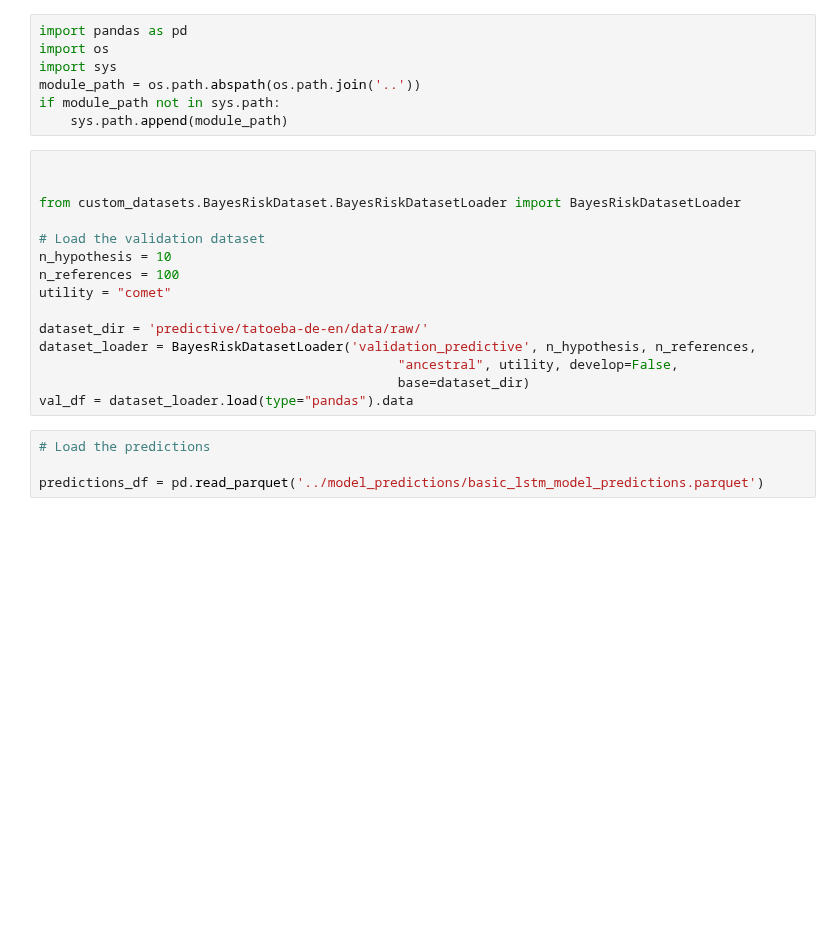
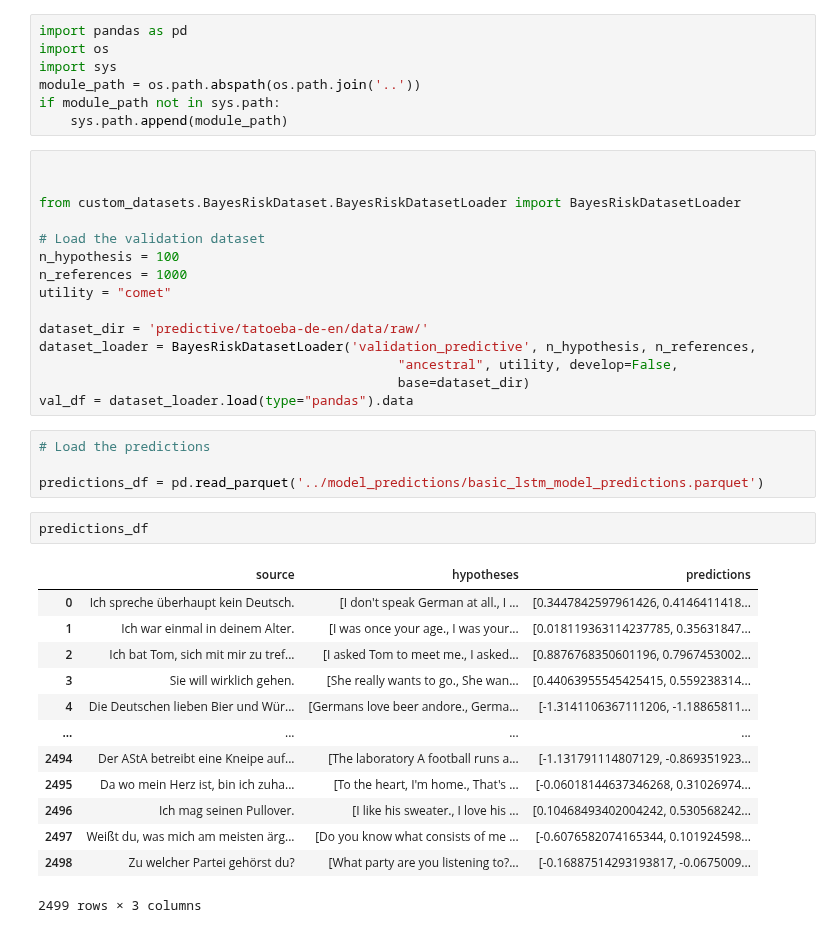
Before and after one commit to gersonfoks/towards-efficient-bayes-risk-decoding, a Jupyter notebook: notebooks/evaluating model.ipynb, the cells around one changed output. Drawn from its saved outputs; the diff is of its cells as text; blank space fills up the shorter version.

```diff
--- a/notebooks/evaluating model.ipynb
+++ b/notebooks/evaluating model.ipynb
@@ -11,8 +11,8 @@ if module_path not in sys.path:
 from custom_datasets.BayesRiskDataset.BayesRiskDatasetLoader import BayesRiskDatasetLoader
 
 # Load the validation dataset
-n_hypothesis = 10
-n_references = 100
+n_hypothesis = 100
+n_references = 1000
 utility = "comet"
 
 dataset_dir = 'predictive/tatoeba-de-en/data/raw/'
@@ -24,5 +24,21 @@ val_df = dataset_loader.load(type="pandas").data
 # Load the predictions
 
 predictions_df = pd.read_parquet('../model_predictions/basic_lstm_model_predictions.parquet')
+# %%
+predictions_df
+# %% [output]
+|  | source | hypotheses | predictions |
+| 0 | Ich spreche überhaupt kein Deutsch. | [I don't speak German at all., I ... | [0.3447842597961426, 0.4146411418... |
+| 1 | Ich war einmal in deinem Alter. | [I was once your age., I was your... | [0.018119363114237785, 0.35631847... |
+| 2 | Ich bat Tom, sich mit mir zu tref... | [I asked Tom to meet me., I asked... | [0.8876768350601196, 0.7967453002... |
+| 3 | Sie will wirklich gehen. | [She really wants to go., She wan... | [0.44063955545425415, 0.559238314... |
+| 4 | Die Deutschen lieben Bier und Wür... | [Germans love beer andore., Germa... | [-1.3141106367111206, -1.18865811... |
+| ... | ... | ... | ... |
+| 2494 | Der AStA betreibt eine Kneipe auf... | [The laboratory A football runs a... | [-1.131791114807129, -0.869351923... |
+| 2495 | Da wo mein Herz ist, bin ich zuha... | [To the heart, I'm home., That's ... | [-0.06018144637346268, 0.31026974... |
+| 2496 | Ich mag seinen Pullover. | [I like his sweater., I love his ... | [0.10468493402004242, 0.530568242... |
+| 2497 | Weißt du, was mich am meisten ärg... | [Do you know what consists of me ... | [-0.6076582074165344, 0.101924598... |
+| 2498 | Zu welcher Partei gehörst du? | [What party are you listening to?... | [-0.16887514293193817, -0.0675009... |
+2499 rows × 3 columns
 # %%
 val_df.drop(1492, inplace=True)
```
Also changed, not shown: parts of 12 cells of this notebook, 3 other files.
